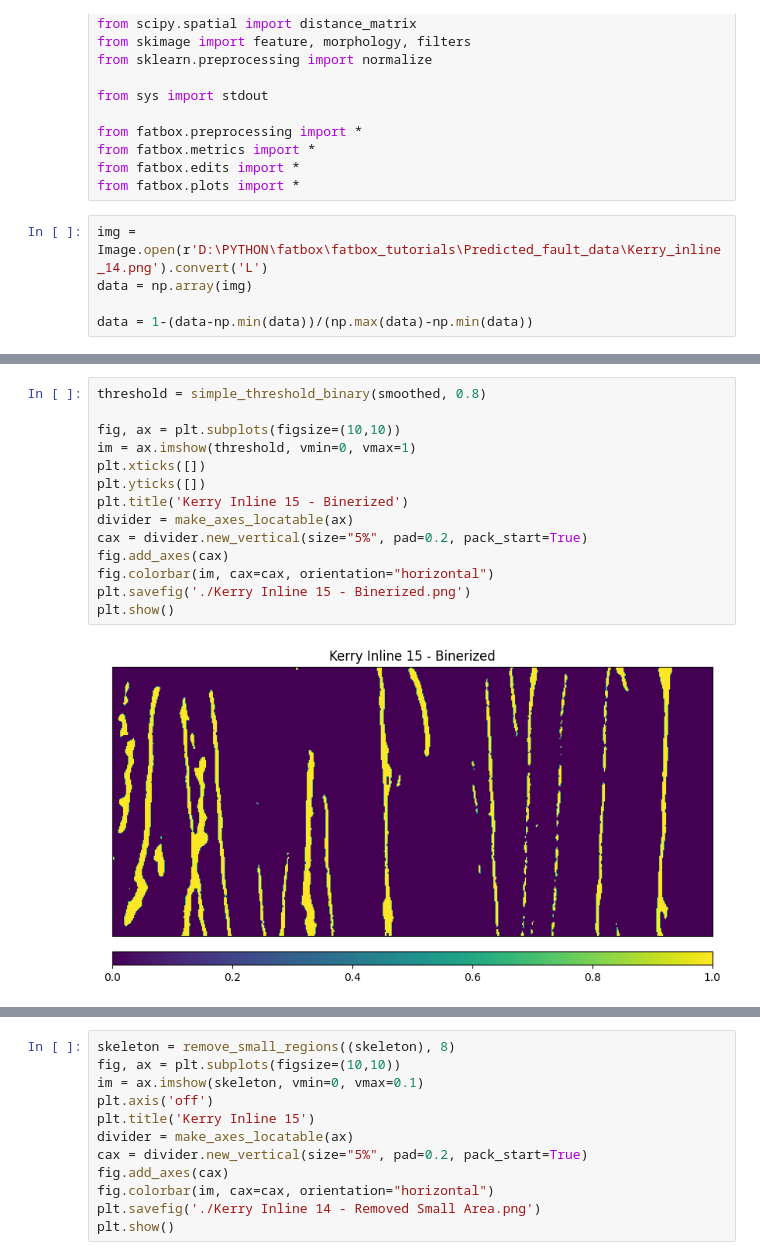
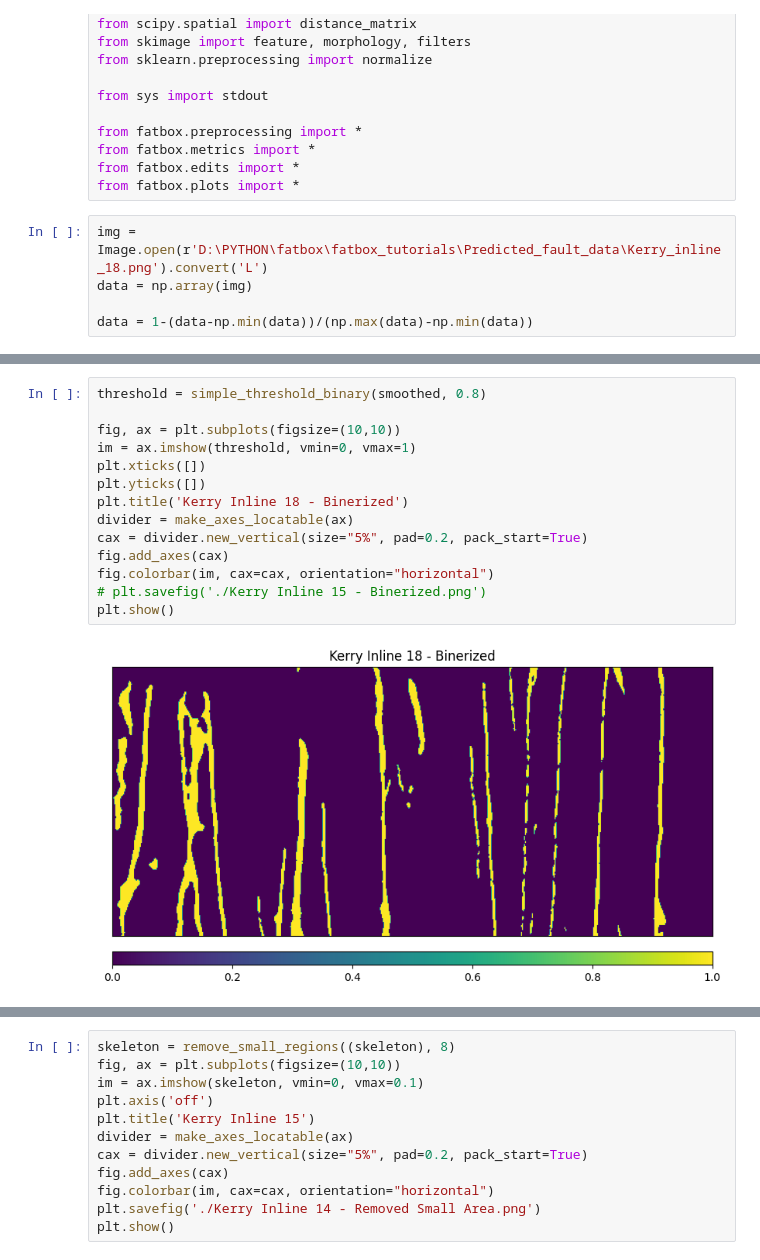
Before and after one commit to thilowrona/fatbox_tutorials, a Jupyter notebook: Seismic Kerry predicted fault extraction copy.ipynb, the cells around one changed output, grey strips where cells are left out. Saved outputs shown, nothing was run; the diff lists cells and outputs as text.

```diff
--- a/Seismic Kerry predicted fault extraction copy.ipynb
+++ b/Seismic Kerry predicted fault extraction copy.ipynb
@@ -22,7 +22,7 @@ from fatbox.metrics import *
 from fatbox.edits import *
 from fatbox.plots import *
 # %%
-img = Image.open(r'D:\PYTHON\fatbox\fatbox_tutorials\Predicted_fault_data\Kerry_inline_14.png').convert('L')
+img = Image.open(r'D:\PYTHON\fatbox\fatbox_tutorials\Predicted_fault_data\Kerry_inline_18.png').convert('L')
 data = np.array(img)
 
 data = 1-(data-np.min(data))/(np.max(data)-np.min(data))
@@ -58,19 +58,19 @@ plt.show()
 # %%
 threshold = simple_threshold_binary(smoothed, 0.8)
 
 fig, ax = plt.subplots(figsize=(10,10))
 im = ax.imshow(threshold, vmin=0, vmax=1)
 plt.xticks([])
 plt.yticks([])
-plt.title('Kerry Inline 15 - Binerized')
+plt.title('Kerry Inline 18 - Binerized')
 divider = make_axes_locatable(ax)
 cax = divider.new_vertical(size="5%", pad=0.2, pack_start=True)
 fig.add_axes(cax)
 fig.colorbar(im, cax=cax, orientation="horizontal")
-plt.savefig('./Kerry Inline 15 - Binerized.png')
+# plt.savefig('./Kerry Inline 15 - Binerized.png')
 plt.show()
 # %% [output]
-[figure, old version]
+[figure, new version]
 # %%
 skeleton = skeleton_guo_hall(threshold)
 
```
Also changed, not shown: parts of 6 cells of this notebook, 1 other file.
